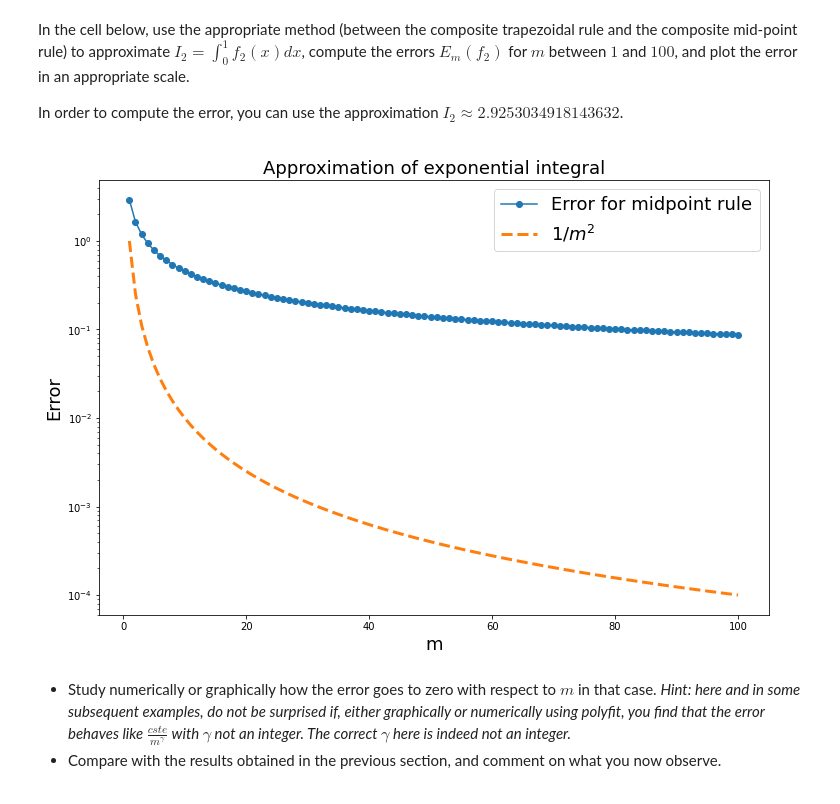
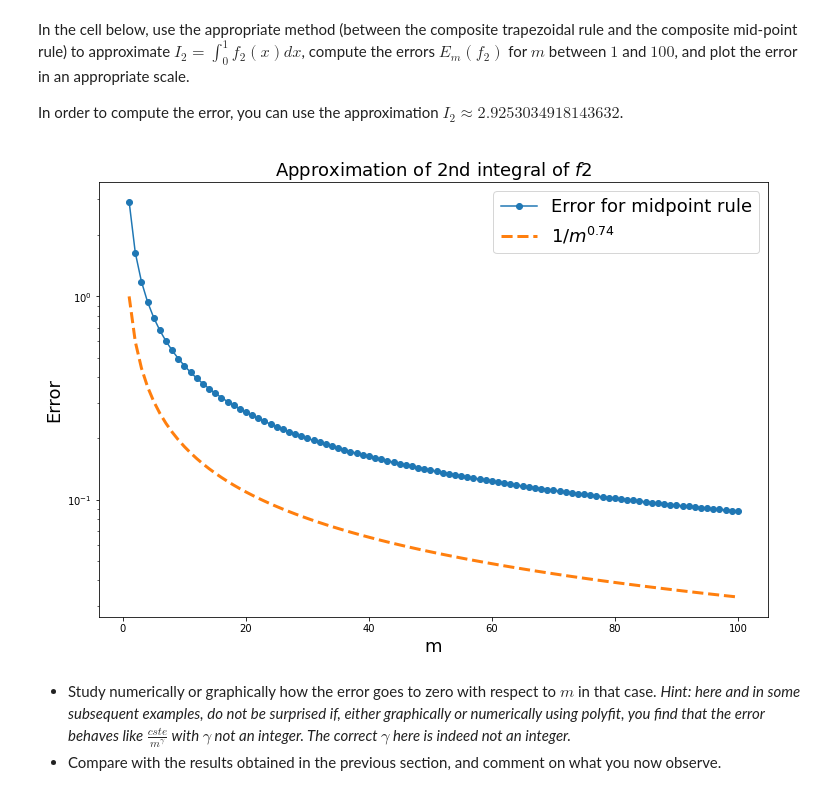
Before and after one commit to Ad1thya-R/MAA106, a Jupyter notebook: Exam/Exam.ipynb, the cells around one changed output. Saved outputs shown, nothing was run; the diff lists cells and outputs as text; code cells hidden in the pictures.

```diff
--- a/Exam/Exam.ipynb
+++ b/Exam/Exam.ipynb
@@ -263,36 +263,36 @@ In order to compute the error, you can use the approximation $I_2 \approx 2.9253
 # %%
 def f2(x):
     return np.exp(x)/np.sqrt(x)
 
 a = 0
 b = 1
 I2 = 2.9253034918143632 # the almost exact value of the integral
 
 
 
 m_max = 100
 tab_m = np.arange(1, m_max+1)
 tab_Imid = np.zeros(m_max)
 
 # computation of the approximated value of the integral for m = 1,...,m_max
 for m in tab_m:
     tab_Imid[m-1] = composite_midpoint_rule(f2,a,b,m)
 
 # computation of the error
 tab_err_mid = np.abs(tab_Imid - I2)
 
 
 fig = plt.figure(figsize=(12, 8))
 plt.plot(tab_m, tab_err_mid, marker="o", label="Error for midpoint rule")
-plt.plot(tab_m, 1/tab_m**2, linestyle="--", linewidth=3, label="$1/m^2$")
+plt.plot(tab_m, 1/tab_m**(0.74), linestyle="--", linewidth=3, label="$1/m^{0.74}$")
 plt.xlabel('m', fontsize = 18)
 plt.ylabel('Error', fontsize = 18)
 plt.legend(fontsize = 18)
-plt.title('Approximation of exponential integral', fontsize = 18)
+plt.title('Approximation of 2nd integral of $f2$', fontsize = 18)
 plt.yscale('log') # add as many lines as you need here
 plt.show()
 # %% [output]
-[figure, old version]
+[figure, new version]
 # %% [markdown]
 <div  markdown=1 class="DoIt">
 
```
Also changed, not shown: parts of 17 cells of this notebook.
